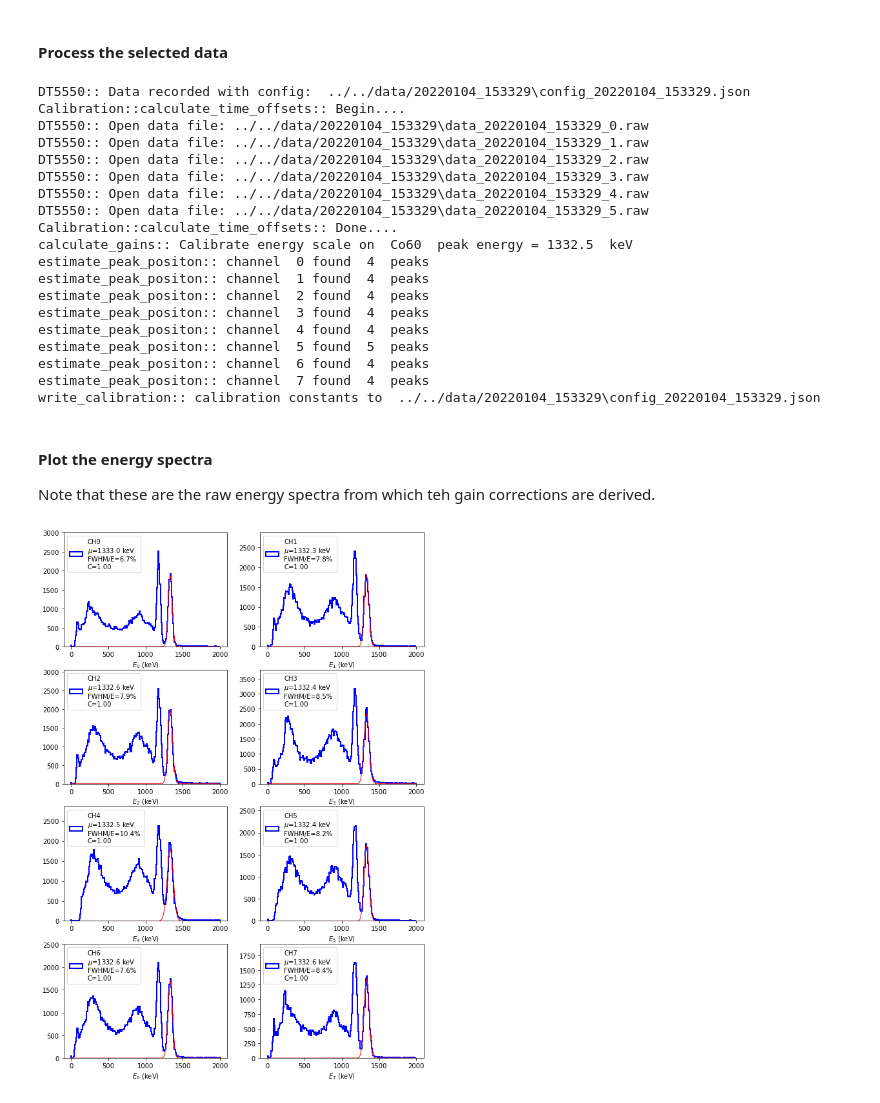
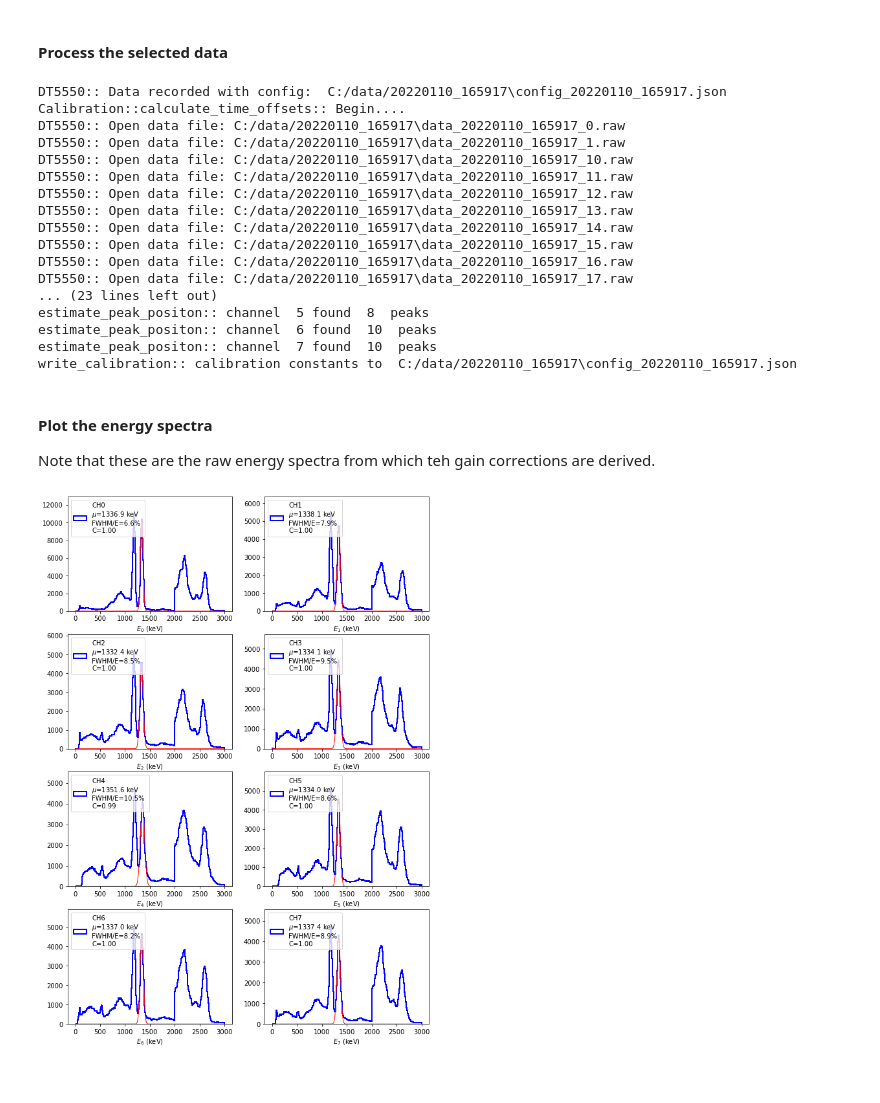
Before and after one commit to acolijn/DT5550_DAQ, a Jupyter notebook: analysis/GainCalibration.ipynb, the cells around one changed output. Cells and saved outputs as stored; diff of their text form; code cells hidden in the pictures.

```diff
--- a/analysis/GainCalibration.ipynb
+++ b/analysis/GainCalibration.ipynb
@@ -15,37 +15,35 @@ from scipy.signal import find_peaks
 # note: in order to maintain proper calibration constants all commends below should be run from within this cell)
 
 # instantiate calibration class
-myCal = Calibration(indir='../../data/20220104_153329/')
+myCal = Calibration(indir='C:/data/20220110_165917/')
 # myCal = Calibration(indir='../../data/20220104_154421/')
 # process the data
 myCal.process_calibration_data()
 # calculate the gain corrections
 myCal.calculate_gains(binwidth=10, plot=False, write_config=True)
 # %% [output]
-DT5550:: Data recorded with config:  ../../data/20220104_153329\config_20220104_153329.json
+DT5550:: Data recorded with config:  C:/data/20220110_165917\config_20220110_165917.json
 Calibration::calculate_time_offsets:: Begin....
-DT5550:: Open data file: ../../data/20220104_153329\data_20220104_153329_0.raw
-DT5550:: Open data file: ../../data/20220104_153329\data_20220104_153329_1.raw
-DT5550:: Open data file: ../../data/20220104_153329\data_20220104_153329_2.raw
-DT5550:: Open data file: ../../data/20220104_153329\data_20220104_153329_3.raw
-DT5550:: Open data file: ../../data/20220104_153329\data_20220104_153329_4.raw
-DT5550:: Open data file: ../../data/20220104_153329\data_20220104_153329_5.raw
-Calibration::calculate_time_offsets:: Done....
-calculate_gains:: Calibrate energy scale on  Co60  peak energy = 1332.5  keV
-estimate_peak_positon:: channel  0 found  4  peaks
-estimate_peak_positon:: channel  1 found  4  peaks
-estimate_peak_positon:: channel  2 found  4  peaks
-estimate_peak_positon:: channel  3 found  4  peaks
-estimate_peak_positon:: channel  4 found  4  peaks
-estimate_peak_positon:: channel  5 found  5  peaks
-estimate_peak_positon:: channel  6 found  4  peaks
-estimate_peak_positon:: channel  7 found  4  peaks
-write_calibration:: calibration constants to  ../../data/20220104_153329\config_20220104_153329.json
+DT5550:: Open data file: C:/data/20220110_165917\data_20220110_165917_0.raw
+DT5550:: Open data file: C:/data/20220110_165917\data_20220110_165917_1.raw
+DT5550:: Open data file: C:/data/20220110_165917\data_20220110_165917_10.raw
+DT5550:: Open data file: C:/data/20220110_165917\data_20220110_165917_11.raw
+DT5550:: Open data file: C:/data/20220110_165917\data_20220110_165917_12.raw
+DT5550:: Open data file: C:/data/20220110_165917\data_20220110_165917_13.raw
+DT5550:: Open data file: C:/data/20220110_165917\data_20220110_165917_14.raw
+DT5550:: Open data file: C:/data/20220110_165917\data_20220110_165917_15.raw
+DT5550:: Open data file: C:/data/20220110_165917\data_20220110_165917_16.raw
+DT5550:: Open data file: C:/data/20220110_165917\data_20220110_165917_17.raw
+... (23 lines left out)
+estimate_peak_positon:: channel  5 found  8  peaks
+estimate_peak_positon:: channel  6 found  10  peaks
+estimate_peak_positon:: channel  7 found  10  peaks
+write_calibration:: calibration constants to  C:/data/20220110_165917\config_20220110_165917.json
 # %% [markdown]
 #### Plot the energy spectra
 
 Note that these are the raw energy spectra from which teh gain corrections are derived.
 # %%
-myCal.plot_gain_calibration(range=(0,2000))
+myCal.plot_gain_calibration(range=(0,3000))
 # %% [output]
-[figure, old version]
+[figure, new version]
```
Also changed, not shown: 1 other file.
